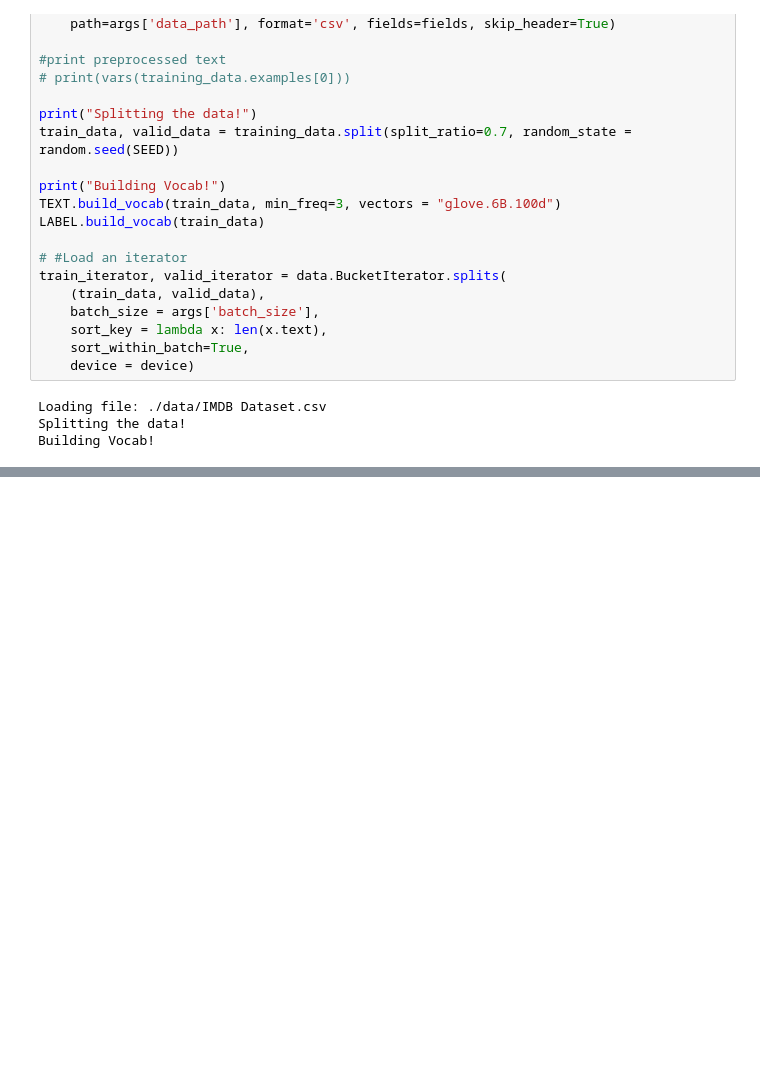
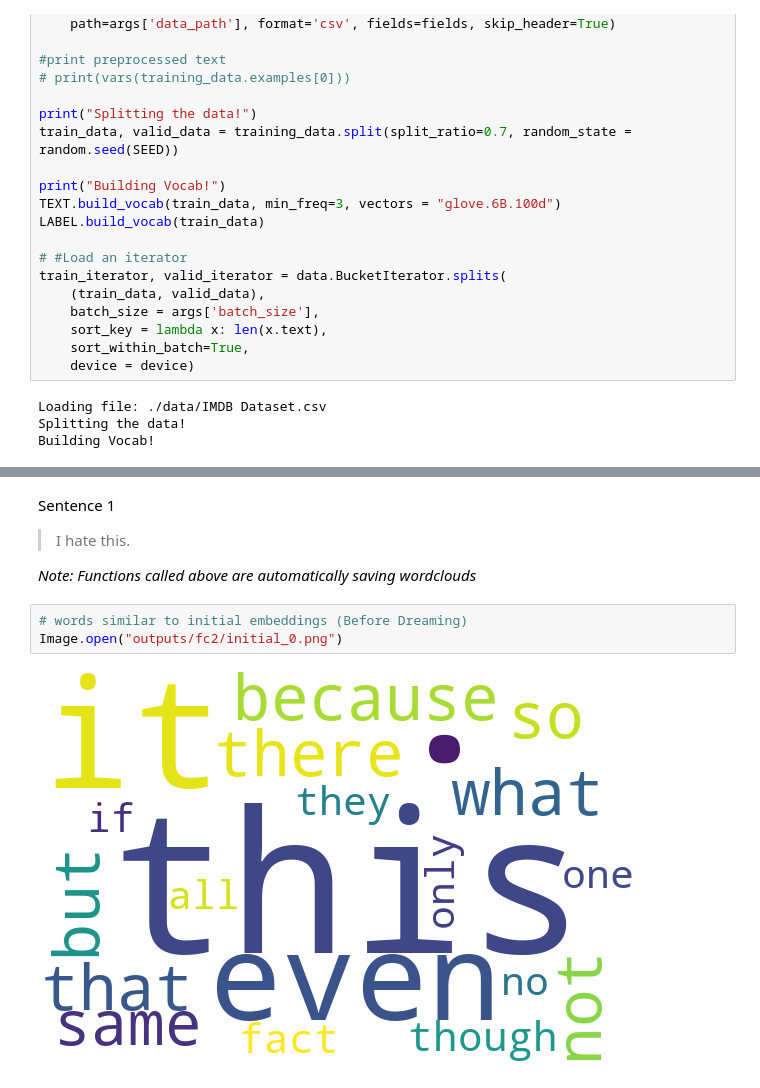
Before and after one commit to mythrex/deep_dream_textual_data, a Jupyter notebook: demo.ipynb, the cells around one changed output, grey strips where cells are left out. Saved outputs shown, nothing was run; the diff lists cells and outputs as text; blank space fills up the shorter version.

```diff
--- a/demo.ipynb
+++ b/demo.ipynb
@@ -88,0 +167,11 @@ RuntimeError: Error(s) in loading state_dict for TextClassifier:
+# %% [markdown]
+Sentence 1
+
+> I hate this.
+
+_Note: Functions called above are automatically saving wordclouds_
+# %%
+# words similar to initial embeddings (Before Dreaming)
+Image.open("outputs/fc2/initial_0.png")
+# %% [output]
+[figure, added]
```
Also changed, not shown: parts of 35 cells of this notebook, 10 other files.
